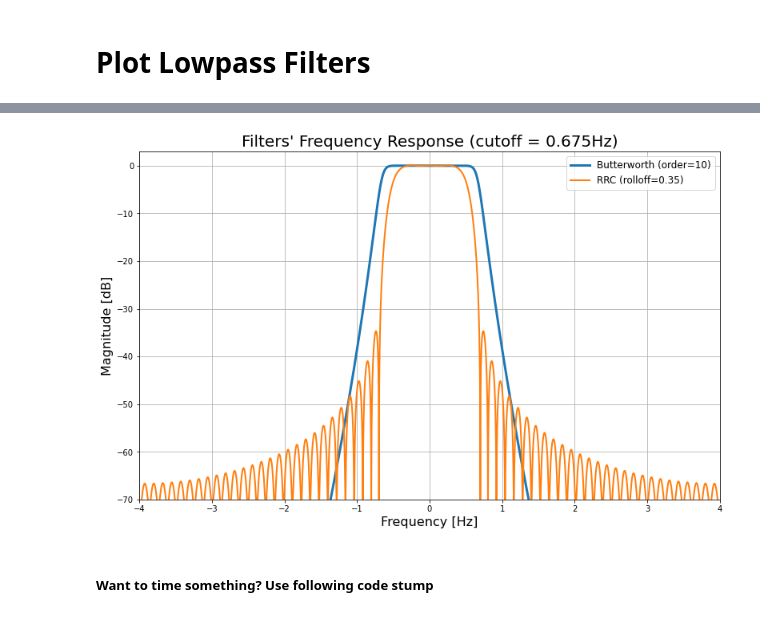
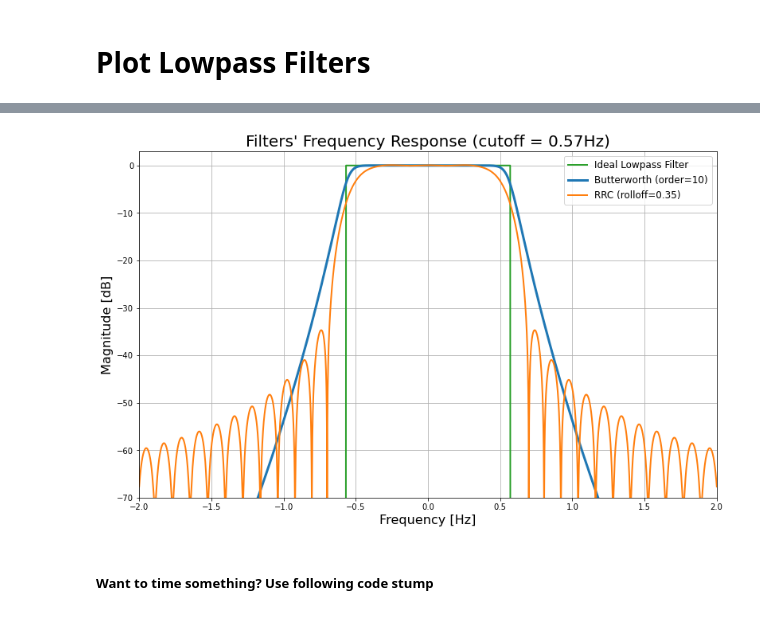
Before and after one commit to FaxMan1/Master-Thesis, a Jupyter notebook: Jupyter/main_CS.ipynb, the cells around one changed output, grey strips where cells are left out. Cells and saved outputs as stored; diff of their text form; code cells hidden in the pictures.

```diff
--- a/Jupyter/main_CS.ipynb
+++ b/Jupyter/main_CS.ipynb
@@ -614,7 +598,7 @@ plt.show()
 # %%
 # Butterworth
 CS = Comms_System(symbol_set=symbol_set, symbol_seq=symbol_seq, num_samples=8, beta=0.35)
-cutoff = 0.675
+cutoff = 0.57
 b, a = butter_lowpass(cutoff_freq=cutoff, sampling_rate=CS.m, order=10)
 b2, a2 = butter_lowpass(cutoff_freq=0.5, sampling_rate=CS.m, order=10)
 w_range = np.linspace(-4, 4, 10000)
@@ -624,36 +608,36 @@ w2, m2, _ = TransferFunction(b2, a2, dt=CS.m).bode(n=10000, w=w_range)
 
 # Root-Raised Cosine
 h = CS.h / max(CS.h)
 w_rrc, m_rrc, _ = TransferFunction(CS.h, 8, dt=CS.m).bode(n=10000, w=w_range) # 8
 
 # Ideal Lowpass Filter
 w10 = w*10
 idx1 = np.where(w10.round(3) == -cutoff)[0][0]
 idx2 = np.where(w10.round(3) == cutoff)[0][0]
 
 ideal = np.ones(len(w10)) * -80
 ideal[idx1+2: idx2+1] = 0
 
 
 plt.figure(figsize=(13,8))
-#plt.plot(w10, ideal, linewidth=2, color='C2', label='Ideal Lowpass Filter ') # ideal
+plt.plot(w10, ideal, linewidth=2, color='C2', label='Ideal Lowpass Filter ') # ideal
 plt.plot(w*10, m, linewidth=3, color='C0', label='Butterworth (order=10)') # butterworth order 10
 #plt.plot(w2*10, m2, linewidth=2, color='C3', label='Butterworth (order=10) (cutoff=0.5)') # butterworth order 10
 plt.plot(w_rrc*10, m_rrc, linewidth=2, color='C1', label='RRC (rolloff=0.35)') # rrc
 plt.title("Filters' Frequency Response (cutoff = "+str(cutoff)+'Hz)', fontsize=20)
 plt.xlabel('Frequency [Hz]', fontsize=16)
 plt.ylabel('Magnitude [dB]', fontsize=16)
 plt.legend(fontsize=12)
 plt.grid(True)
 #plt.yticks(np.arange(-40, 3, 3))
 #plt.xticks(np.arange(-1, 1, 0.1))
 #plt.axhline(y=-3, color='black')
 plt.ylim([-70, 3])
-plt.xlim([-4, 4])
+plt.xlim([-2, 2])
 plt.show()
 #plt.savefig('Filters055', bbox_inches='tight', transparent=True)
 # %% [output]
-[figure, old version]
+[figure, new version]
 # %% [markdown]
 ##### Want to time something? Use following code stump
 # %%
```
Also changed, not shown: parts of 8 cells of this notebook, 7 other files.
